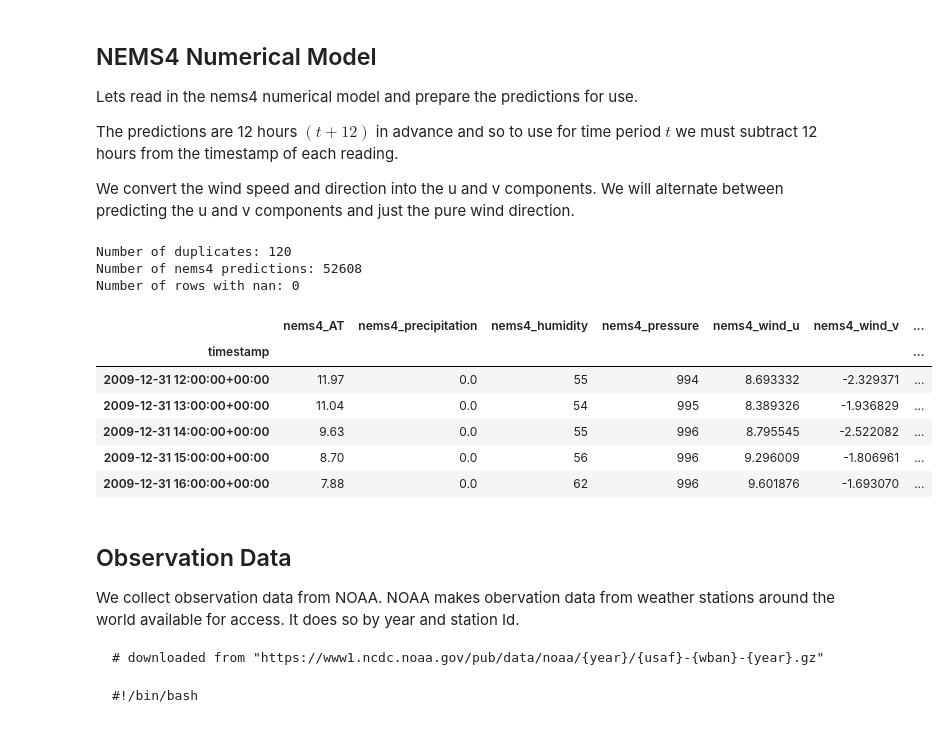
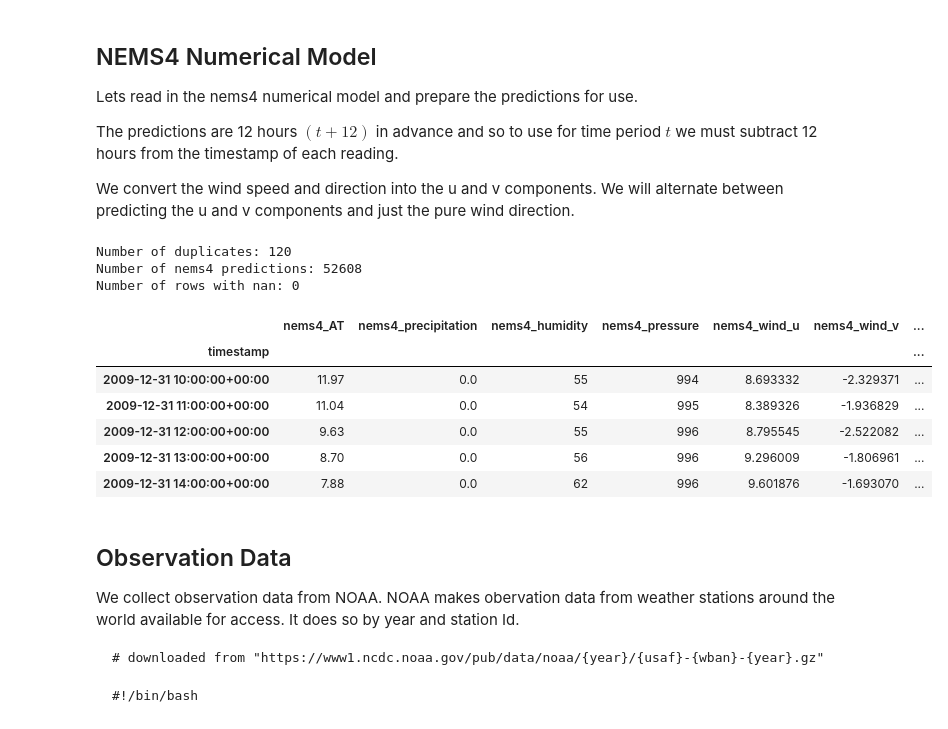
Before and after one commit to willfleury/wind-forecasting, a Jupyter notebook: Weather Data Analysis.ipynb, the cells around one changed output. Cells and saved outputs as stored; diff of their text form; code cells hidden in the pictures.

```diff
--- a/Weather Data Analysis.ipynb
+++ b/Weather Data Analysis.ipynb
@@ -28,8 +28,11 @@ def read_nems4(years, prediction_hours=12):
     readings = readings.set_index('time')
     readings.index.name = 'timestamp'
 
-    # shift dataset back 12 hours as its a the value is the prediction for the given timestmap 12 hours previously
-    readings.index = pd.to_datetime(readings.index) - pd.Timedelta(hours=12)
+    readings.index = pd.to_datetime(readings.index)
+     # shift dataset back 12 hours as its a the value is the prediction for the given timestmap 12 hours previously
+    readings.index -= pd.Timedelta(hours=12)
+    # CEST to UTC
+    readings.index -= pd.Timedelta(hours=2)
     readings.index.tz = 'UTC'
 
     return readings
@@ -43,38 +46,38 @@ nems4['wind_u'] = -nems4.windspeed * np.sin(np.radians(nems4.winddirection))
 nems4['wind_v'] = -nems4.windspeed * np.cos(np.radians(nems4.winddirection))
 
 nems4 = nems4[['temperature', 'precipitation',
                'relativehumidity', 'sealevelpressure',
                'wind_u', 'wind_v', 'windspeed']]
 
 
 nems4 = nems4.rename(columns={
     'windspeed': 'nems4_wind_speed',
     'temperature': 'nems4_AT',
     'precipitation': 'nems4_precipitation',
     'relativehumidity': 'nems4_humidity',
     'sealevelpressure': 'nems4_pressure',
     'wind_u': 'nems4_wind_u',
     'wind_v': 'nems4_wind_v'})
 
 # drop duplicates
 print("Number of duplicates: {}".format(len(nems4.index.get_duplicates())))
 nems4 = nems4[~nems4.index.duplicated(keep='first')]
 
 print("Number of nems4 predictions: {}".format(len(nems4)))
 print("Number of rows with nan: {}".format(np.count_nonzero(nems4.isnull())))
 
 nems4.head()
 # %% [output]
 Number of duplicates: 120
 Number of nems4 predictions: 52608
 Number of rows with nan: 0
 |  | nems4_AT | nems4_precipitation | nems4_humidity | nems4_pressure | nems4_wind_u | nems4_wind_v | ... |
 | timestamp |  |  |  |  |  |  | ... |
-| 2009-12-31 12:00:00+00:00 | 11.97 | 0.0 | 55 | 994 | 8.693332 | -2.329371 | ... |
-| 2009-12-31 13:00:00+00:00 | 11.04 | 0.0 | 54 | 995 | 8.389326 | -1.936829 | ... |
-| 2009-12-31 14:00:00+00:00 | 9.63 | 0.0 | 55 | 996 | 8.795545 | -2.522082 | ... |
-| 2009-12-31 15:00:00+00:00 | 8.70 | 0.0 | 56 | 996 | 9.296009 | -1.806961 | ... |
-| 2009-12-31 16:00:00+00:00 | 7.88 | 0.0 | 62 | 996 | 9.601876 | -1.693070 | ... |
+| 2009-12-31 10:00:00+00:00 | 11.97 | 0.0 | 55 | 994 | 8.693332 | -2.329371 | ... |
+| 2009-12-31 11:00:00+00:00 | 11.04 | 0.0 | 54 | 995 | 8.389326 | -1.936829 | ... |
+| 2009-12-31 12:00:00+00:00 | 9.63 | 0.0 | 55 | 996 | 8.795545 | -2.522082 | ... |
+| 2009-12-31 13:00:00+00:00 | 8.70 | 0.0 | 56 | 996 | 9.296009 | -1.806961 | ... |
+| 2009-12-31 14:00:00+00:00 | 7.88 | 0.0 | 62 | 996 | 9.601876 | -1.693070 | ... |
 # %% [markdown]
 ## Observation Data
 We collect observation data from NOAA. NOAA makes obervation data from weather stations around the world available for access. It does so by year and station Id.
```
Also changed, not shown: parts of 7 cells of this notebook.
